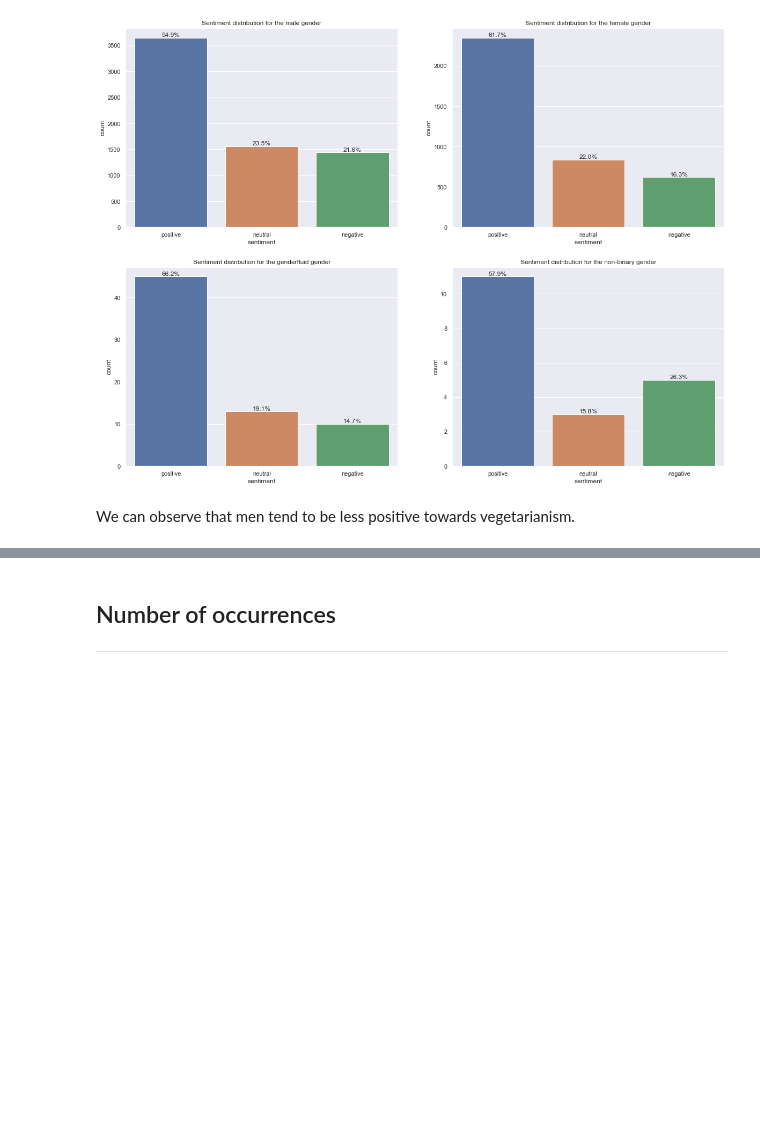
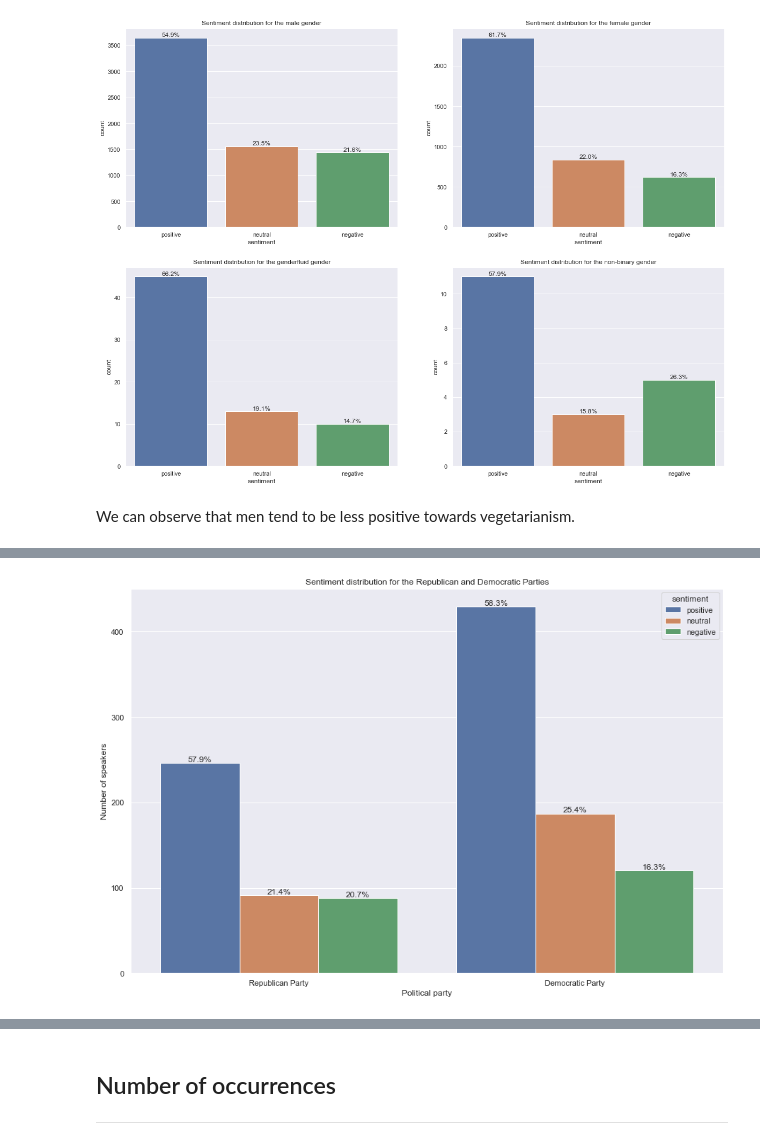
Before and after one commit to epfl-ada/ada-2021-project-nameerror, a Jupyter notebook: notebooks/Question2_analysis.ipynb, the cells around one changed output, grey strips where cells are left out. Drawn from its saved outputs; the diff is of its cells as text; code cells hidden in the pictures; blank space fills up the shorter version.

```diff
--- a/notebooks/Question2_analysis.ipynb
+++ b/notebooks/Question2_analysis.ipynb
@@ -94,0 +113,15 @@ We can observe that men tend to be less positive towards vegetarianism.
+# %%
+sns.set_theme(style='darkgrid')
+plt.figure(figsize=(15, 10))
+ax = sns.countplot(x='party', data=df, hue='sentiment', hue_order=['positive', 'neutral', 'negative'])
+title = ax.set_title('Sentiment distribution for the Republican and Democratic Parties')
+xlabel = ax.set_xlabel('Political party')
+ylabel = ax.set_ylabel('Number of speakers')
+
+# Add percentages
+pol_parties = ['Republican Party', 'Democratic Party'] * 3
+for c in ax.containers:
+    labels = [f'{h/(df.party == pol_party).sum()*100:0.1f}%' if (h := v.get_height()) > 0 else '' for v, pol_party in zip(c, pol_parties)]
+    ax.bar_label(c, labels=labels, label_type='edge')
+# %% [output]
+[figure, added]
```
Also changed, not shown: parts of 6 cells of this notebook.
